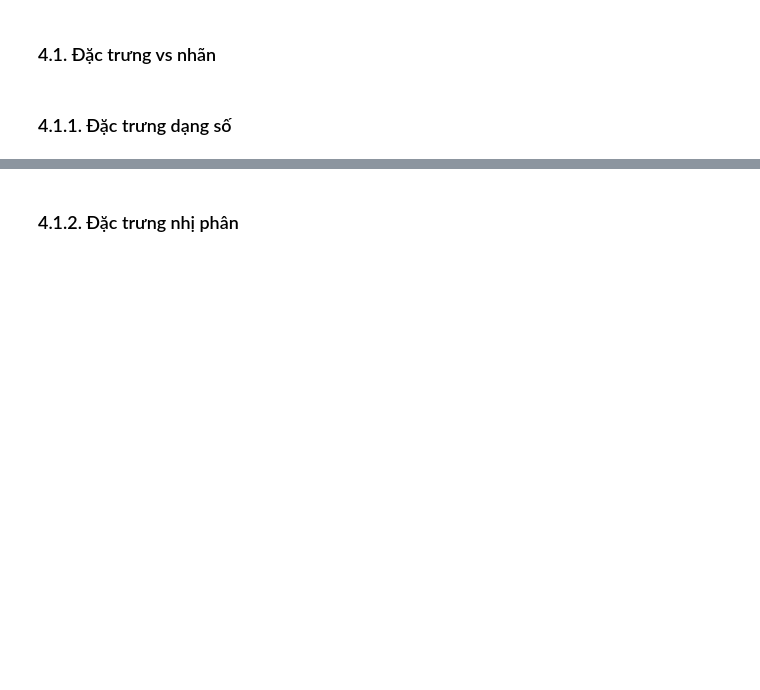
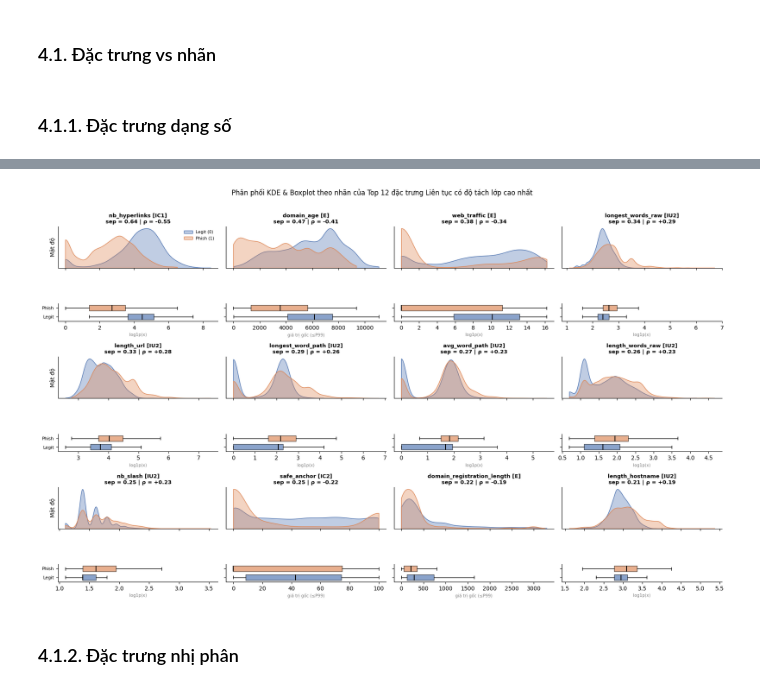
Before and after one commit to xuancuong1019/optimization_algorithm_phishing_detection, a Jupyter notebook: notebooks/01_exploratory_data_analysis.ipynb, the cells around one changed output, grey strips where cells are left out. Cells and saved outputs as stored; diff of their text form; code cells hidden in the pictures; blank space fills up the shorter version.

```diff
--- a/notebooks/01_exploratory_data_analysis.ipynb
+++ b/notebooks/01_exploratory_data_analysis.ipynb
@@ -1074,0 +1318,86 @@ plot_continuous_grid(df, cont_cols, tb_cont)
+# %%
+cont_24 = cols_by_type["continuous"]
+tb_cont_biv = tb_num_biv.loc[[c for c in tb_num_biv.index if c in cont_24]]
+top12_cont = tb_cont_biv.head(12).index.tolist()
+bottom12_cont = tb_cont_biv.tail(12).index.tolist()
+
+print(f"• Top 12 cột liên tục tách lớp mạnh nhất (vẽ chi tiết bên dưới): {top12_cont}")
+print(f"• 12 cột liên tục còn lại (độ tách lớp thấp hơn): {bottom12_cont}")
+
+def plot_top_continuous_bivariate(df_in, cols, tb_ref, target="target", ncols=4):
+    # Các cột lệch mạnh mà log1p giúp cân đối (lấy từ cờ ở mục 3.7) sẽ hiển thị trên thang log1p để nhìn rõ 2 lớp
+    log_display_cols = set(tb_cont.index[tb_cont["cờ"].str.contains("log1p ĐỦ|log1p CHƯA ĐỦ")]) - {
+        "ratio_extHyperlinks", "ratio_intHyperlinks", "safe_anchor", "ratio_intMedia", "links_in_tags"
+    }
+
+    nr = int(np.ceil(len(cols) / ncols))
+    fig, axes = plt.subplots(nr * 2, ncols, figsize=(4.3 * ncols, 3.4 * nr),
+                             gridspec_kw={"height_ratios": [2.6, 1.1] * nr})
+
+    for idx, c in enumerate(cols):
+        r_pair = (idx // ncols) * 2
+        col_i = idx % ncols
+        ax_kde = axes[r_pair, col_i]
+        ax_box = axes[r_pair + 1, col_i]
+
+        d = df_in[[c, target]].dropna().copy()
+        use_log = c in log_display_cols
+        if use_log:
+            d["val"] = np.log1p(d[c].astype(float))
+            unit_lbl = "log1p(x)"
+        else:
+            # Cắt nhẹ P99 cho biến không log để tránh cực trị kéo dãn trục
+            cap = d[c].quantile(0.99)
+            d = d[d[c] <= cap].copy()
+            d["val"] = d[c].astype(float)
+            unit_lbl = "giá trị gốc (≤P99)"
+
+        x0 = d.loc[d[target] == 0, "val"]
+        x1 = d.loc[d[target] == 1, "val"]
+
+        # Vẽ KDE
+        sns.kdeplot(x=x0, ax=ax_kde, color=C0, fill=True, alpha=0.35, label="Legit (0)", bw_adjust=1.1, cut=0)
+        sns.kdeplot(x=x1, ax=ax_kde, color=C1, fill=True, alpha=0.35, label="Phish (1)", bw_adjust=1.1, cut=0)
+
+        sep_v = tb_ref.loc[c, "sep"]
+        rho_v = tb_ref.loc[c, "spearman"]
+        ax_kde.set_title(f"{c} [{FEATURE_CLASS[c]}]\nsep = {sep_v:.2f} | ρ = {rho_v:+.2f}", fontsize=9.5, fontweight="bold")
+        ax_kde.set_xlabel("")
+        ax_kde.set_ylabel("Mật độ" if col_i == 0 else "")
+        ax_kde.set_yticks([])
+        if idx == 0:
+            ax_kde.legend(loc="upper right", fontsize=7.5, frameon=False)
+
+        # Vẽ Boxplot ngang bên dưới
+        ax_box.boxplot(
+            [x0.values, x1.values],
+            vert=False,
+            widths=0.6,
+            patch_artist=True,
+            showfliers=False,
+            boxprops=dict(facecolor=C0, alpha=0.6),
+            medianprops=dict(color="black", lw=1.5),
+        )
+        # Tô màu riêng box thứ 2 (Phishing)
+        bp = ax_box. artists if hasattr(ax_box, "artists") else []
+        ax_box.cla()
+        bplot = ax_box.boxplot([x0.values, x1.values], vert=False, widths=0.65,
+                               patch_artist=True, showfliers=False, medianprops=dict(color="black", lw=1.5))
+        bplot["boxes"][0].set_facecolor(C0); bplot["boxes"][0].set_alpha(0.65)
+        bplot["boxes"][1].set_facecolor(C1); bplot["boxes"][1].set_alpha(0.65)
+
+        ax_box.set_yticks([1, 2], ["Legit", "Phish"] if col_i == 0 else ["", ""], fontsize=8)
+        ax_box.set_xlabel(unit_lbl, fontsize=7.5, color="gray")
+        ax_box.set_xlim(ax_kde.get_xlim())
+        ax_kde.set_xticklabels([])
+
+        for s_ax in (ax_kde, ax_box):
+            s_ax.spines["top"].set_visible(False)
+            s_ax.spines["right"].set_visible(False)
+
+    plt.suptitle("Phân phối KDE & Boxplot theo nhãn của Top 12 đặc trưng Liên tục có độ tách lớp cao nhất", y=1.01, fontsize=12)
+    plt.tight_layout()
+    plt.show()
+
+plot_top_continuous_bivariate(df_biv, top12_cont, tb_num_biv)
+# %% [output]
@@ -1075,3 +1406,4 @@ plot_continuous_grid(df, cont_cols, tb_cont)
+[figure, added]
 # %% [markdown]
 ### 4.1.2. Đặc trưng nhị phân
 # %%
```
Also changed, not shown: parts of 10 cells of this notebook, 2 other files.
